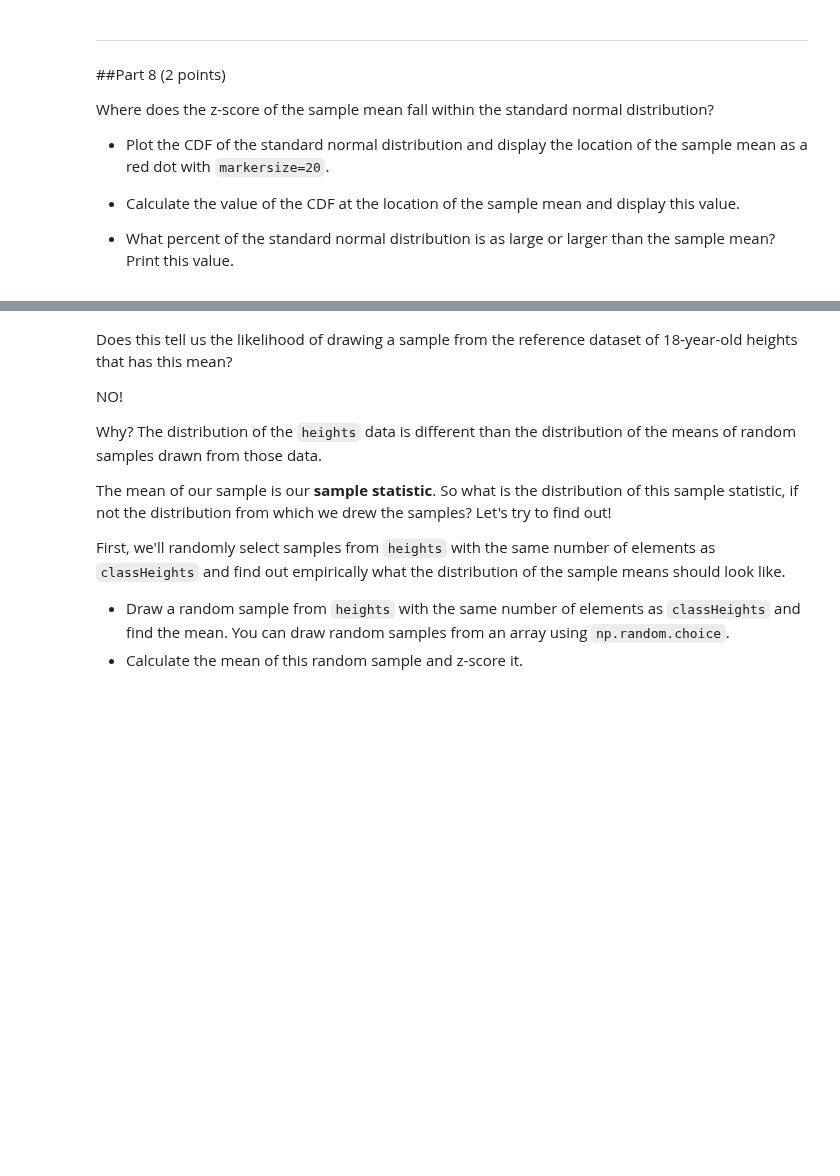
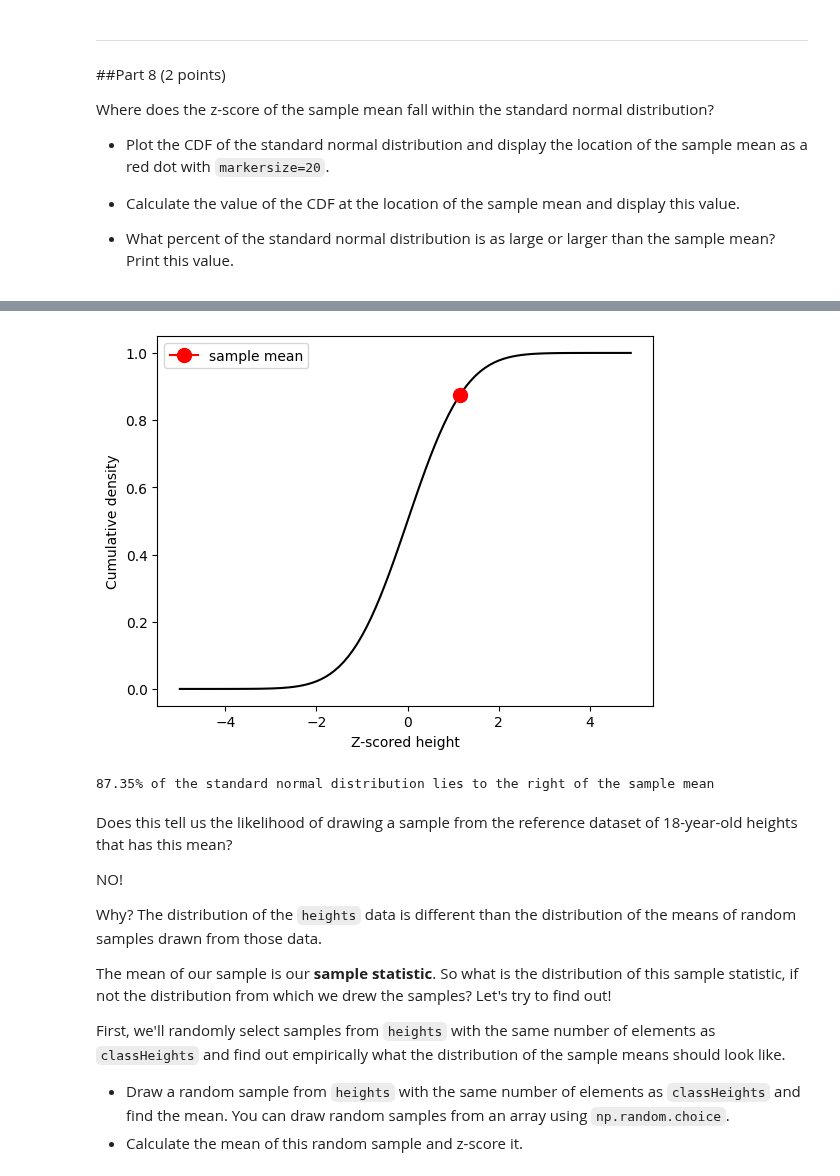
Before and after one commit to Urvi-M/BE559, a Jupyter notebook: Homework1_part2_v1.ipynb, the cells around one changed output, grey strips where cells are left out. Saved outputs shown, nothing was run; the diff lists cells and outputs as text; code cells hidden in the pictures; blank space fills up the shorter version.

```diff
--- a/Homework1_part2_v1.ipynb
+++ b/Homework1_part2_v1.ipynb
@@ -133,0 +140,3 @@ Z-scored mean height = x.xx
+# %%
+z= (meanclassHeight-meanHeight)/stdHeight
+print(f'Z-scored mean height = {meanHeight:.2f}')
@@ -150,3 +157,16 @@ xx.xx% of the standard normal distribution lies to the right of the sample mean
+# %%
+cdf=zDist.cdf(x)
+plt.plot(x,cdf,color= 'k')
+cdfc = heightDist.cdf(meanclassHeight)
+plt.plot(z,cdfc,marker="o",markersize =10,color= 'r', label='sample mean')
+plt.xlabel('Z-scored height')
+plt.ylabel('Cumulative density')
+plt.legend()
+plt.show()
+print(f'{cdfc:.2%} of the standard normal distribution lies to the right of the sample mean')
+# %% [output]
+[figure, added]
+87.35% of the standard normal distribution lies to the right of the sample mean
 # %% [markdown]
 Does this tell us the likelihood of drawing a sample from the reference dataset of 18-year-old heights that has this mean?
 
```
Also changed, not shown: parts of 11 cells of this notebook.
